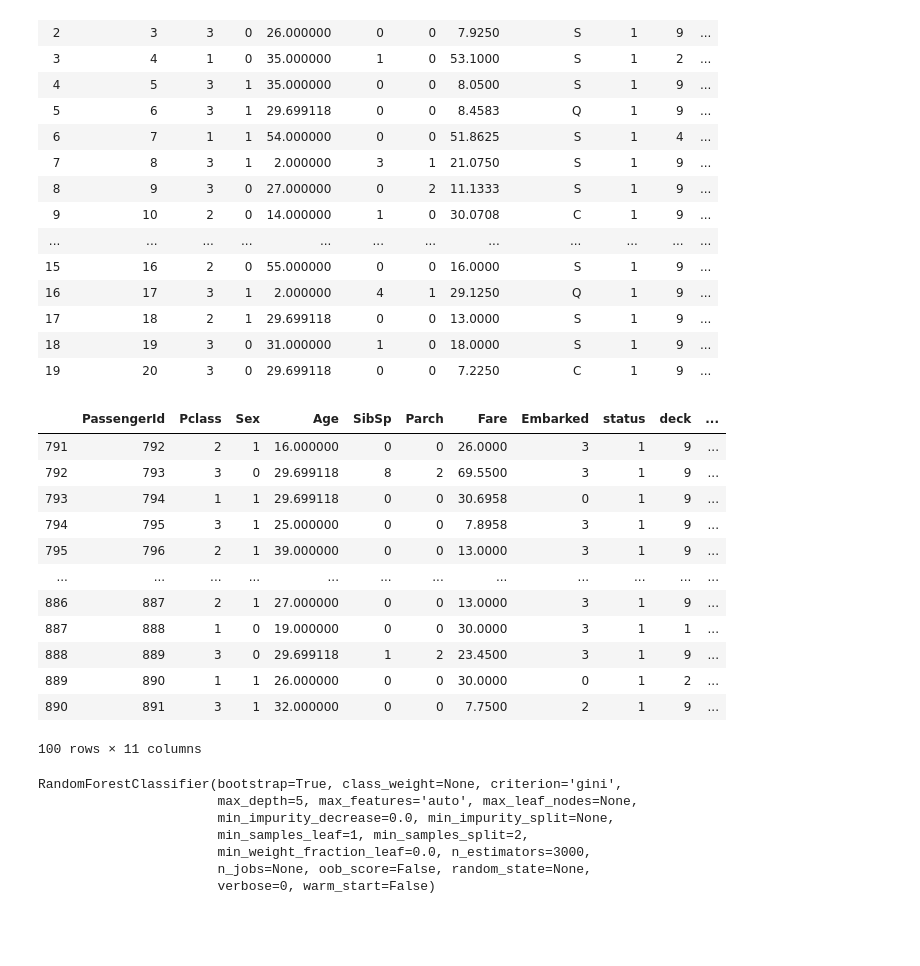
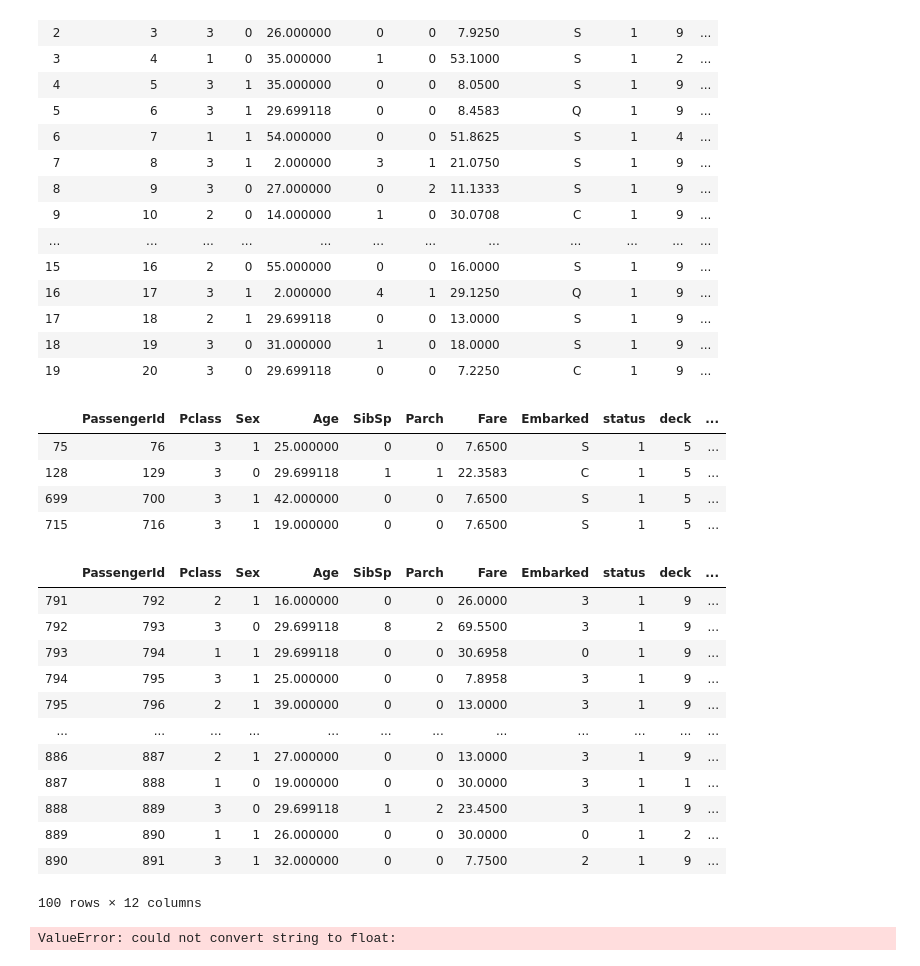
Before and after one commit to fvtester/Titanic, a Jupyter notebook: Titanic.ipynb, the cells around one changed output. Drawn from its saved outputs; the diff is of its cells as text; code cells hidden in the pictures; blank space fills up the shorter version.

```diff
--- a/Titanic.ipynb
+++ b/Titanic.ipynb
@@ -59,9 +59,23 @@ def deck_def(i):
         return deck_num.index(str(i[0]))
     else:
         return 9
+def numder_def(i):
+    if i == i and i != '':
+        ret=''
+        for j in i:
+            if j in'0123456789':
+                ret+=j
+            elif j!=i[0]:
+                return ret
+        if ret!='':
+            return ret
+        else:
+            return 0
+    else:
+        return 0
 
 train['deck']=[deck_def(i) for i in train['Cabin'].values]
-
+train['number']=[numder_def(i) for i in train['Cabin'].values]
 
 def adult(i):
     if i<18:
@@ -163,6 +177,14 @@ X_train.head(20)
 | 17 | 18 | 2 | 1 | 29.699118 | 0 | 0 | 13.0000 | S | 1 | 9 | ... |
 | 18 | 19 | 3 | 0 | 31.000000 | 1 | 0 | 18.0000 | S | 1 | 9 | ... |
 | 19 | 20 | 3 | 0 | 29.699118 | 0 | 0 | 7.2250 | C | 1 | 9 | ... |
+# %%
+X_train[X_train['number']=='']
+# %% [output]
+|  | PassengerId | Pclass | Sex | Age | SibSp | Parch | Fare | Embarked | status | deck | ... |
+| 75 | 76 | 3 | 1 | 25.000000 | 0 | 0 | 7.6500 | S | 1 | 5 | ... |
+| 128 | 129 | 3 | 0 | 29.699118 | 1 | 1 | 22.3583 | C | 1 | 5 | ... |
+| 699 | 700 | 3 | 1 | 42.000000 | 0 | 0 | 7.6500 | S | 1 | 5 | ... |
+| 715 | 716 | 3 | 1 | 19.000000 | 0 | 0 | 7.6500 | S | 1 | 5 | ... |
 # %%
 le1 = LabelEncoder()
 le1.fit(X_train['Embarked'])
@@ -181,7 +203,7 @@ X_train.tail(100)
 | 888 | 889 | 3 | 0 | 29.699118 | 1 | 2 | 23.4500 | 3 | 1 | 9 | ... |
 | 889 | 890 | 1 | 1 | 26.000000 | 0 | 0 | 30.0000 | 0 | 1 | 2 | ... |
 | 890 | 891 | 3 | 1 | 32.000000 | 0 | 0 | 7.7500 | 2 | 1 | 9 | ... |
-100 rows × 11 columns
+100 rows × 12 columns
 # %%
 X_valid=X_train[2*len(X_train)//3:]
 y_valid=y_train[2*len(X_train)//3:]
@@ -192,10 +214,4 @@ forest=RandomForestClassifier(n_estimators=3000, max_depth=5)
 # %%
 forest.fit(X_train, y_train)
 # %% [output]
-RandomForestClassifier(bootstrap=True, class_weight=None, criterion='gini',
-                       max_depth=5, max_features='auto', max_leaf_nodes=None,
-                       min_impurity_decrease=0.0, min_impurity_split=None,
-                       min_samples_leaf=1, min_samples_split=2,
-                       min_weight_fraction_leaf=0.0, n_estimators=3000,
-                       n_jobs=None, oob_score=False, random_state=None,
-                       verbose=0, warm_start=False)
+ValueError: could not convert string to float:
```
Also changed, not shown: parts of 13 cells of this notebook.
